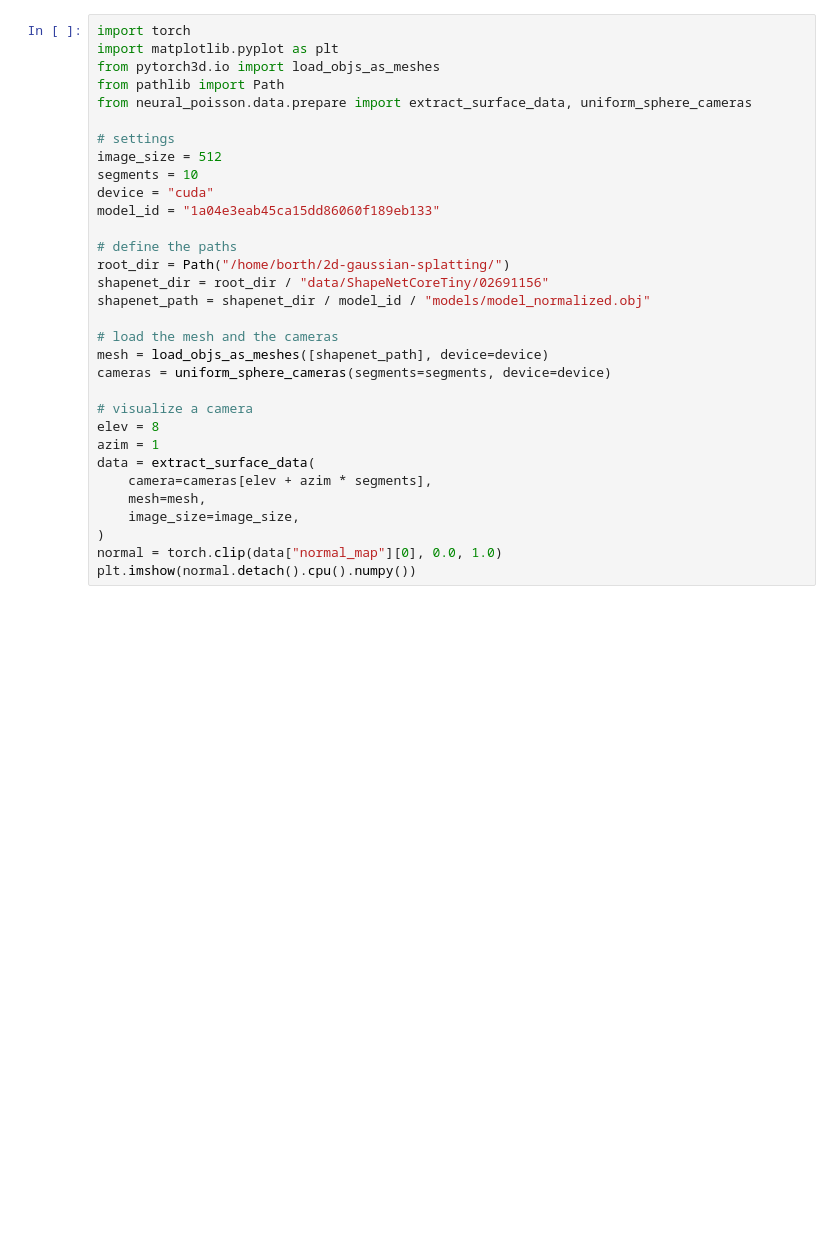
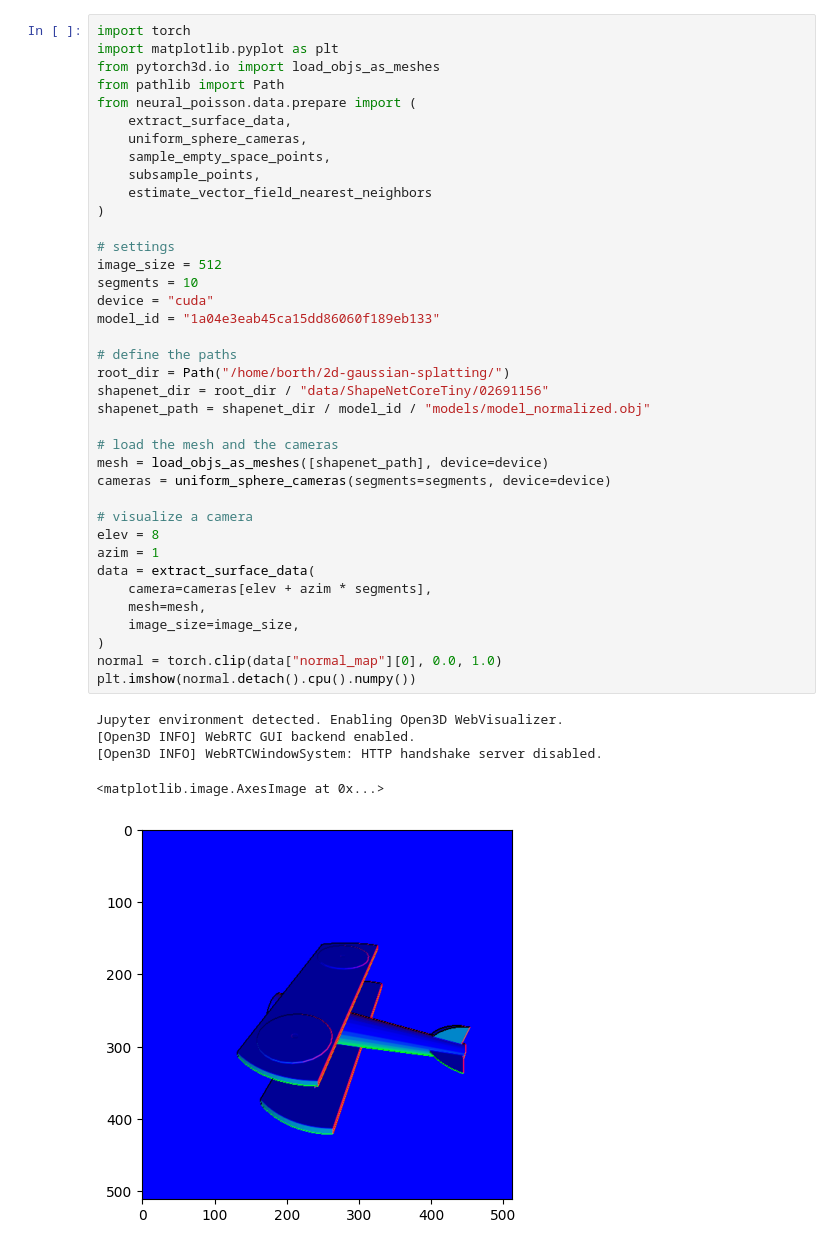
Before and after one commit to robinborth/2d-gaussian-splatting, a Jupyter notebook: notebooks/pytorch3d.ipynb, the cells around one changed output. Saved outputs shown, nothing was run; the diff lists cells and outputs as text; blank space fills up the shorter version.

```diff
--- a/notebooks/pytorch3d.ipynb
+++ b/notebooks/pytorch3d.ipynb
@@ -2,34 +2,46 @@
 import torch
 import matplotlib.pyplot as plt
 from pytorch3d.io import load_objs_as_meshes
 from pathlib import Path
-from neural_poisson.data.prepare import extract_surface_data, uniform_sphere_cameras
+from neural_poisson.data.prepare import (
+    extract_surface_data,
+    uniform_sphere_cameras,
+    sample_empty_space_points,
+    subsample_points,
+    estimate_vector_field_nearest_neighbors
+)
 
 # settings
 image_size = 512
 segments = 10
 device = "cuda"
 model_id = "1a04e3eab45ca15dd86060f189eb133"
 
 # define the paths
 root_dir = Path("/home/borth/2d-gaussian-splatting/")
 shapenet_dir = root_dir / "data/ShapeNetCoreTiny/02691156"
 shapenet_path = shapenet_dir / model_id / "models/model_normalized.obj"
 
 # load the mesh and the cameras
 mesh = load_objs_as_meshes([shapenet_path], device=device)
 cameras = uniform_sphere_cameras(segments=segments, device=device)
 
 # visualize a camera
 elev = 8
 azim = 1
 data = extract_surface_data(
     camera=cameras[elev + azim * segments],
     mesh=mesh,
     image_size=image_size,
 )
 normal = torch.clip(data["normal_map"][0], 0.0, 1.0)
 plt.imshow(normal.detach().cpu().numpy())
+# %% [output]
+Jupyter environment detected. Enabling Open3D WebVisualizer.
+[Open3D INFO] WebRTC GUI backend enabled.
+[Open3D INFO] WebRTCWindowSystem: HTTP handshake server disabled.
+<matplotlib.image.AxesImage at 0x...>
+[figure, added]
 # %%
 normals = []
 points = []
```
Also changed, not shown: parts of 31 cells of this notebook.
